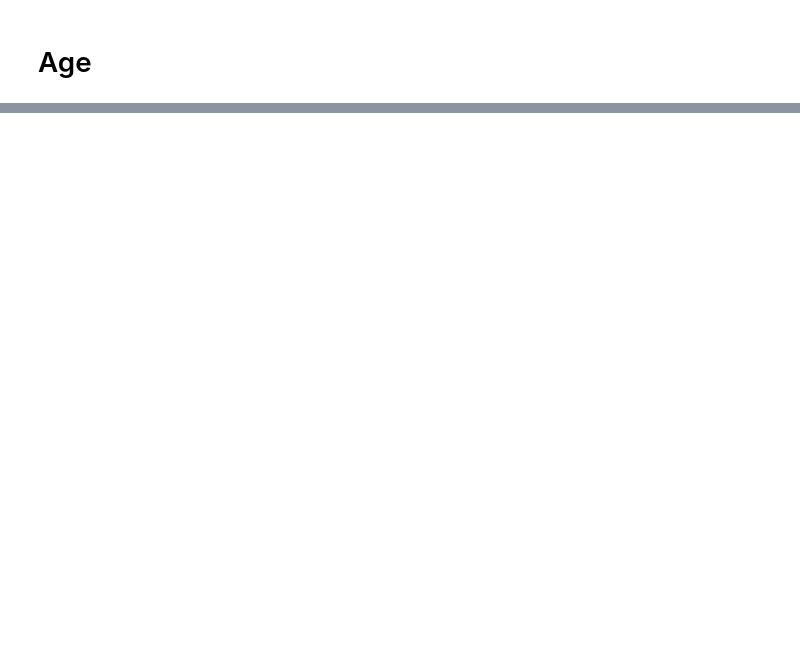
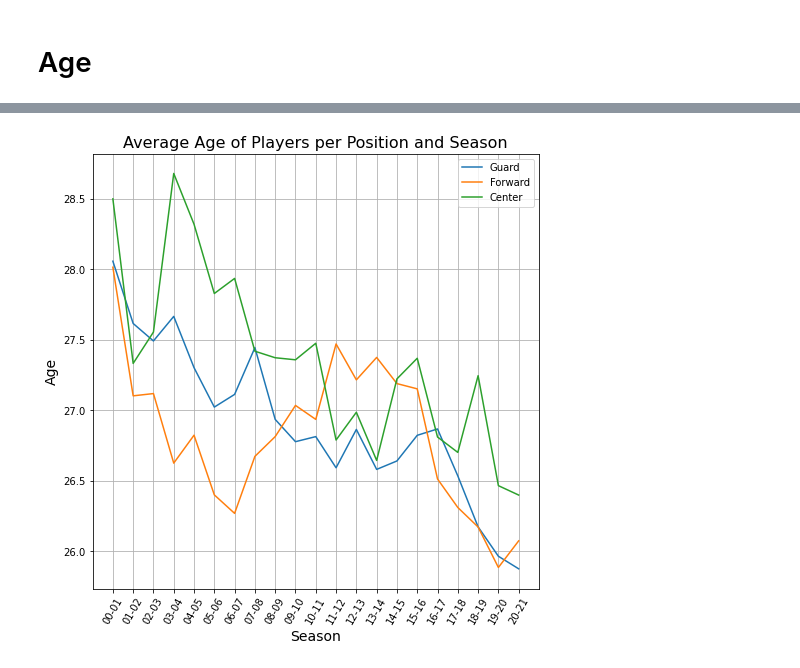
Before and after one commit to kmcsquared/TFM, a Jupyter notebook: players.ipynb, the cells around one changed output, grey strips where cells are left out. Saved outputs shown, nothing was run; the diff lists cells and outputs as text; code cells hidden in the pictures; blank space fills up the shorter version.

```diff
--- a/players.ipynb
+++ b/players.ipynb
@@ -321,0 +346,30 @@ all_players
+# %%
+# Average Age by Position and Season (simple version)
+# F-C and F-G labeled as F, G-F as G, C-F as C
+
+age_by_position_simple = all_players.copy()
+position_meanings = {
+    'G': 'Guard',
+    'F': 'Forward',
+    'C': 'Center'
+}
+
+age_by_position_simple['POSITION'] = age_by_position_simple['POSITION'].str.split('-', expand=True)[0]
+
+plt.figure(figsize=(8,8))
+plt.title('Average Age of Players per Position and Season', fontsize=16)
+plt.xlabel('Season', fontsize=14)
+plt.ylabel('Age', fontsize=14)
+
+for position in position_meanings.keys():
+    position_data = age_by_position_simple[age_by_position_simple['POSITION'] == position].groupby('SEASON').agg({'AGE': 'mean'})
+    plt.plot(position_data, label=position_meanings[position])
+
+x_labels = [season[2:] for season in seasons]
+plt.tick_params(axis='x', which='major', labelsize=10, rotation=60)
+plt.xticks(np.arange(0,21), x_labels)
+plt.grid(True)
+plt.legend()
+plt.show()
+# %% [output]
+[figure, added]
```
Also changed, not shown: parts of 10 cells of this notebook, 3 other files.
